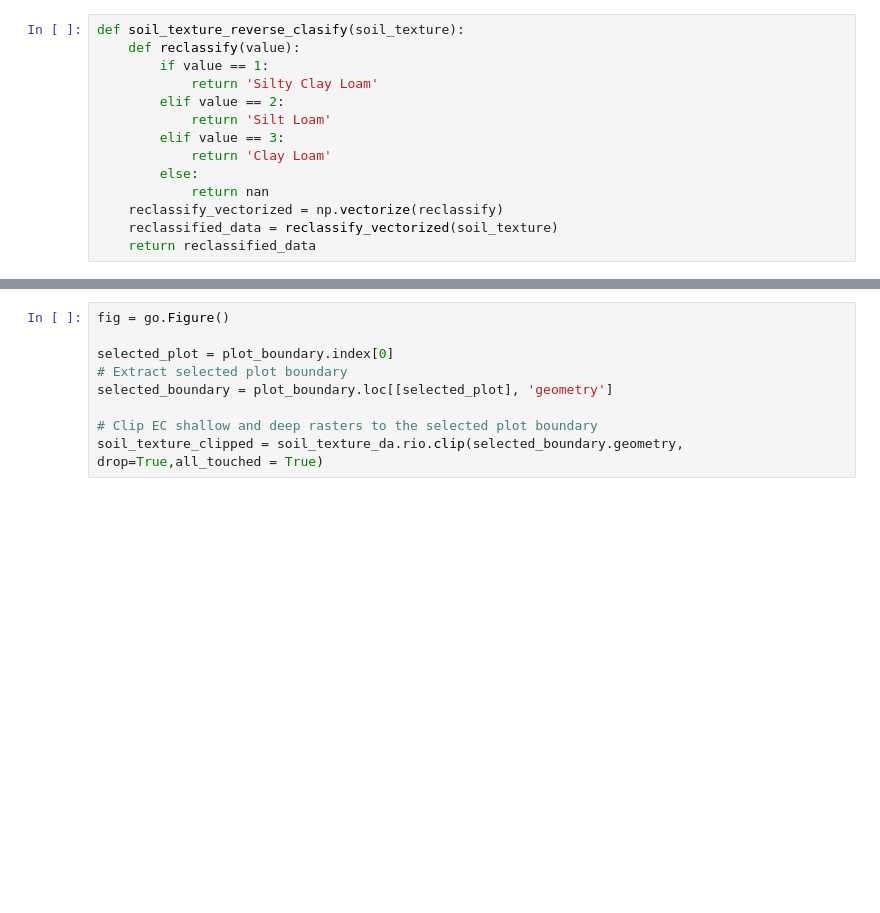
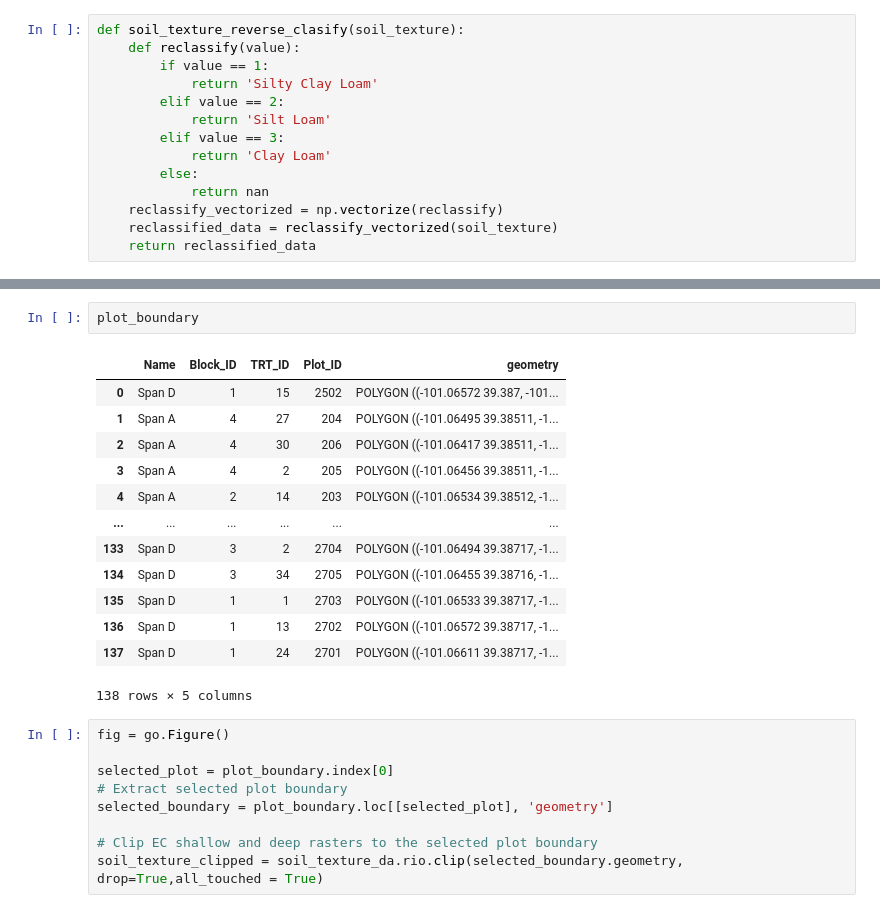
Before and after one commit to sidharthrai/TAPS-2024-Hackathon, a Jupyter notebook: Mahek/soil_texture.ipynb, the cells around one changed output, grey strips where cells are left out. Saved outputs shown, nothing was run; the diff lists cells and outputs as text; blank space fills up the shorter version.

```diff
--- a/Mahek/soil_texture.ipynb
+++ b/Mahek/soil_texture.ipynb
@@ -74,3 +102,19 @@ soil_texture_da.rio.set_crs("EPSG:4326")
+# %%
+plot_boundary
+# %% [output]
+|  | Name | Block_ID | TRT_ID | Plot_ID | geometry |
+| 0 | Span D | 1 | 15 | 2502 | POLYGON ((-101.06572 39.387, -101... |
+| 1 | Span A | 4 | 27 | 204 | POLYGON ((-101.06495 39.38511, -1... |
+| 2 | Span A | 4 | 30 | 206 | POLYGON ((-101.06417 39.38511, -1... |
+| 3 | Span A | 4 | 2 | 205 | POLYGON ((-101.06456 39.38511, -1... |
+| 4 | Span A | 2 | 14 | 203 | POLYGON ((-101.06534 39.38512, -1... |
+| ... | ... | ... | ... | ... | ... |
+| 133 | Span D | 3 | 2 | 2704 | POLYGON ((-101.06494 39.38717, -1... |
+| 134 | Span D | 3 | 34 | 2705 | POLYGON ((-101.06455 39.38716, -1... |
+| 135 | Span D | 1 | 1 | 2703 | POLYGON ((-101.06533 39.38717, -1... |
+| 136 | Span D | 1 | 13 | 2702 | POLYGON ((-101.06572 39.38717, -1... |
+| 137 | Span D | 1 | 24 | 2701 | POLYGON ((-101.06611 39.38717, -1... |
+138 rows × 5 columns
 # %%
 fig = go.Figure()
 
```
Also changed, not shown: parts of 4 cells of this notebook, 5 other files.
